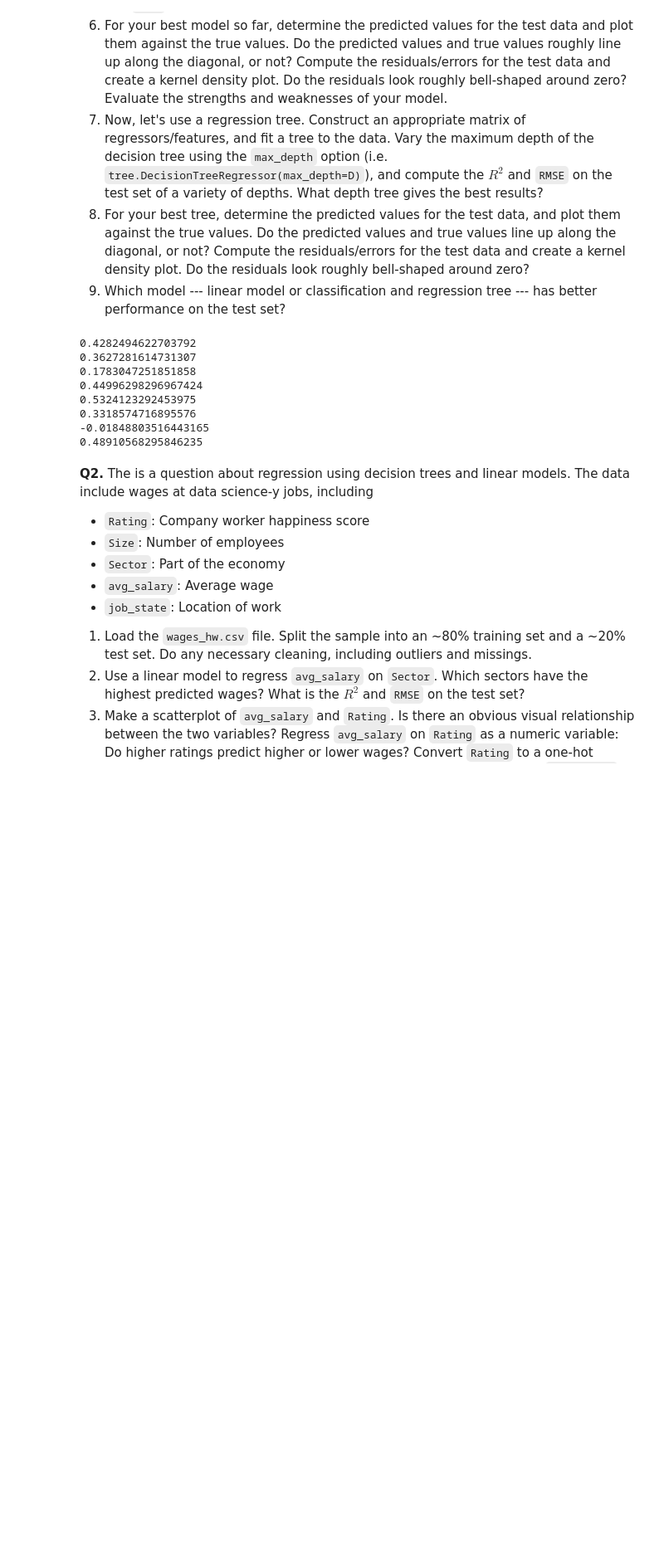
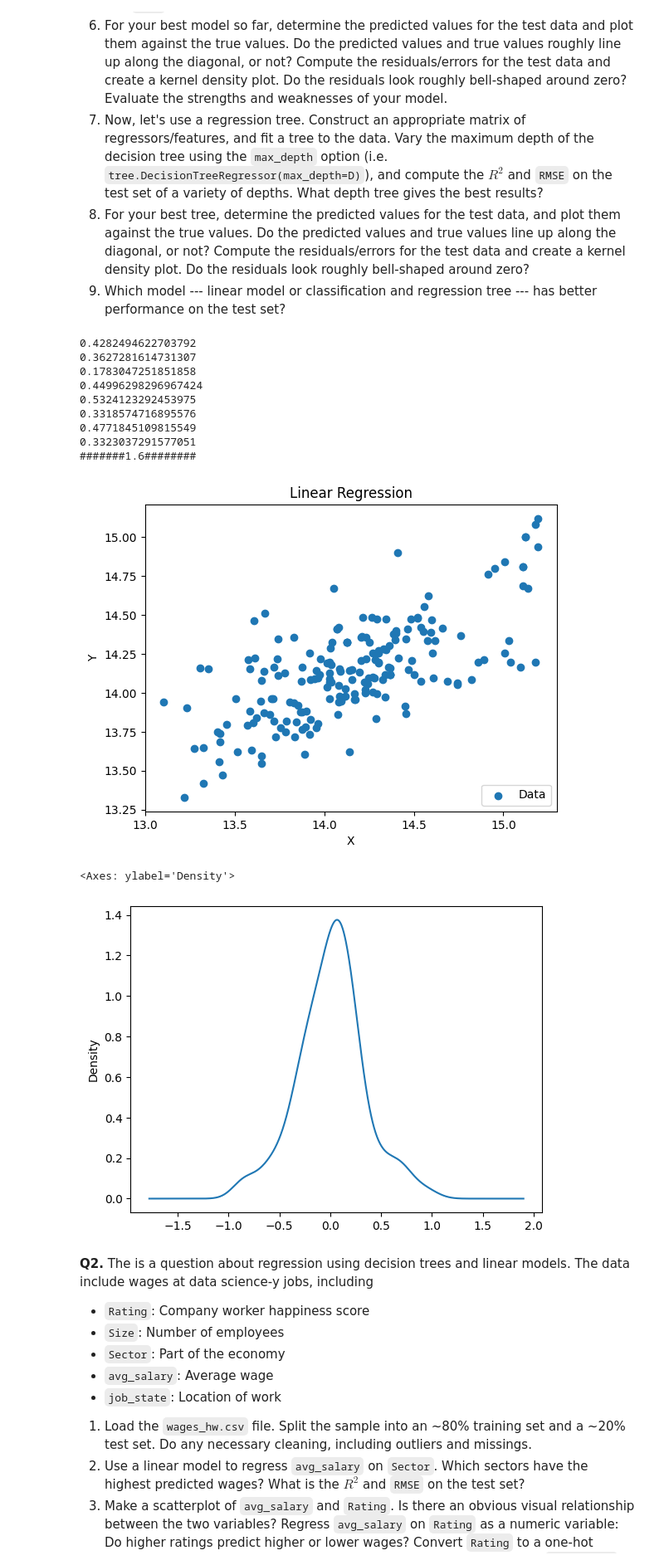
Before and after one commit to 3agleman/assignment4, a Jupyter notebook: assignment4.ipynb, the cells around one changed output. Shown: that part at 83% size. Cells and saved outputs as stored; diff of their text form; code cells hidden in the pictures; blank space fills up the shorter version.

```diff
--- a/assignment4.ipynb
+++ b/assignment4.ipynb
@@ -153,7 +153,7 @@ print(math.sqrt(mse(Y_3_test,X_3_predict))) # RMSE: 0.3319
 from sklearn.preprocessing import PolynomialFeatures
 numerics = cars.loc[:,['Mileage_Run','Mileage_Run_sq','Age_scaled','Age_scaled_sq']]
 
-expander = PolynomialFeatures(degree=10,include_bias=False)
+expander = PolynomialFeatures(degree=2,include_bias=False)
 Z = expander.fit_transform(numerics)
 names = expander.get_feature_names_out()
 numerics_expanded = pd.DataFrame(data=Z, columns = names)
@@ -163,32 +163,54 @@ cars_expanded = cars.merge(numerics_expanded, how = 'left')
 from sklearn.model_selection import train_test_split
 cars_train_expanded, cars_test_expanded = train_test_split(cars_expanded, test_size = .2, random_state = 100)
 cars_train_expanded = cars_train_expanded.dropna()
 cars_test_expanded = cars_test_expanded.dropna()
 
 vars_q5 = vars_3 + numerics_expanded.columns.to_list()
 vars_q5 = np.array(vars_q5)
 vars_q5 = np.unique(vars_q5)
 vars_q5 = vars_q5.tolist()
 # now to actually do the model...
 X5 = cars_train_expanded.loc[:,vars_q5]
 y5 = cars_train_expanded['Price_scaled']
 reg5 = LinearRegression().fit(X5, y5)
 print(reg5.score(X5,y5)) # R-squared: 0.4771 (2 degrees), 0.0598 (5 degrees), 0.0196 (9 degrees), -0.0185 (10 degrees)
 X_5_test = cars_test_expanded.loc[:,vars_q5]
 X_5_predict = reg5.predict(X_5_test)
 Y_5_test = cars_test_expanded['Price_scaled']
 from sklearn.metrics import mean_squared_error as mse
 print(math.sqrt(mse(Y_5_test,X_5_predict))) # RMSE: 0.3323 (2 degrees), 0.4721 (5 degrees), 0.4863 (9 degrees), 0.4891 (10 degrees)
 # roughly the same as the combined dataset at 2 degrees. R2 gets smaller and RMSE gets bigger as degrees change, R2 goes negative between 9 and 10 degrees.
 # Seems like the best model is the model with 2 degrees, which is still slightly worse than the model in 1.4(3). Overfitting, perhaps?
 
 ############### 1.6 ####################
+# For your best model so far, determine the predicted values for the test data and plot them against the true values.
+# Do the predicted values and true values roughly line up along the diagonal, or not?
+# Compute the residuals/errors for the test data and create a kernel density plot.
+# Do the residuals look roughly bell-shaped around zero? Evaluate the strengths and weaknesses of your model.
+import matplotlib.pyplot as plt2
+
+print('#######1.6########')
+plt2.scatter(Y_3_test,X_3_predict,label='Data')
+plt2.xlabel("X")
+plt2.ylabel("Y")
+plt2.legend(loc='lower right')
+plt2.title('Linear Regression')
+plt2.show()
+# Looks like they do roughly line up along the diagonal.
+
+residuals = (Y_3_test - X_3_predict)
+residuals.plot.kde()
+# Looks like it is indeed bell-shaped around zero.
 # %% [output]
 0.4282494622703792
 0.3627281614731307
 0.1783047251851858
 0.44996298296967424
 0.5324123292453975
 0.3318574716895576
--0.01848803516443165
-0.48910568295846235
+0.4771845109815549
+0.3323037291577051
+#######1.6########
+[figure, added]
+<Axes: ylabel='Density'>
+[figure, added]
```
Also changed, not shown: parts of 2 cells of this notebook.
